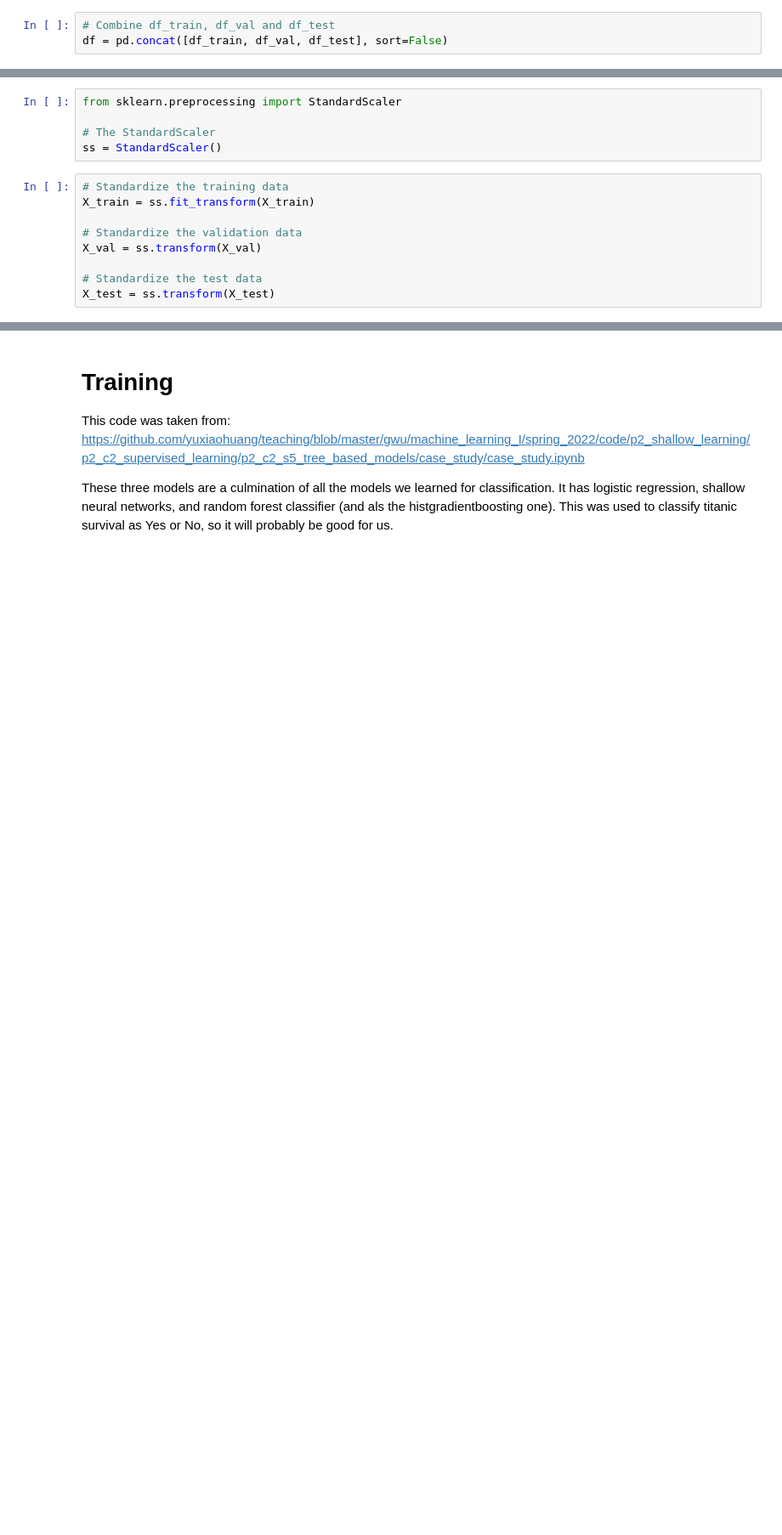
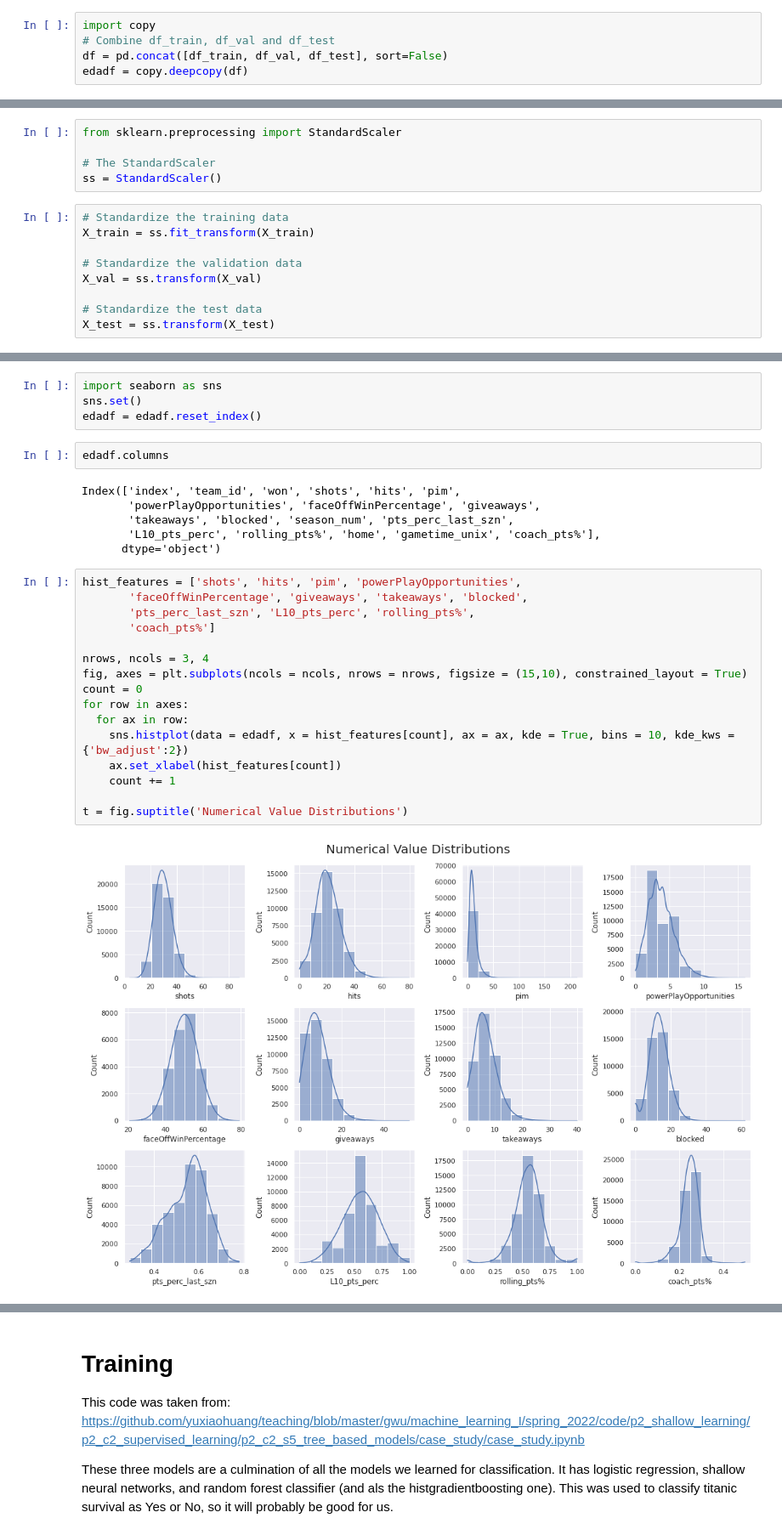
Before and after one commit to adamkritz/nhlgames, a Jupyter notebook: Final Report (.ipynb)/Final_Report.ipynb, the cells around one changed output, grey strips where cells are left out. Shown at 85% size. Drawn from its saved outputs; the diff is of its cells as text; blank space fills up the shorter version.

```diff
--- a/Final Report (.ipynb)/Final_Report.ipynb
+++ b/Final Report (.ipynb)/Final_Report.ipynb
@@ -247,8 +238,10 @@ Val shape:  (7589, 18)
 # %% [markdown]
 ## Missing Data
 # %%
+import copy
 # Combine df_train, df_val and df_test
 df = pd.concat([df_train, df_val, df_test], sort=False)
+edadf = copy.deepcopy(df)
 # %%
 def nan_checker(df):
     # JAMES'S CODE !! Just so i can use the func, figure out how to use this later
@@ -343,0 +340,30 @@ X_test = ss.transform(X_test)
+# %%
+import seaborn as sns
+sns.set()
+edadf = edadf.reset_index()
+# %%
+edadf.columns
+# %% [output]
+Index(['index', 'team_id', 'won', 'shots', 'hits', 'pim',
+       'powerPlayOpportunities', 'faceOffWinPercentage', 'giveaways',
+       'takeaways', 'blocked', 'season_num', 'pts_perc_last_szn',
+       'L10_pts_perc', 'rolling_pts%', 'home', 'gametime_unix', 'coach_pts%'],
+      dtype='object')
+# %%
+hist_features = ['shots', 'hits', 'pim', 'powerPlayOpportunities',
+       'faceOffWinPercentage', 'giveaways', 'takeaways', 'blocked',
+       'pts_perc_last_szn', 'L10_pts_perc', 'rolling_pts%',
+       'coach_pts%']
+
+nrows, ncols = 3, 4
+fig, axes = plt.subplots(ncols = ncols, nrows = nrows, figsize = (15,10), constrained_layout = True)
+count = 0
+for row in axes:
+  for ax in row:
+    sns.histplot(data = edadf, x = hist_features[count], ax = ax, kde = True, bins = 10, kde_kws = {'bw_adjust':2})
+    ax.set_xlabel(hist_features[count])
+    count += 1
+
+t = fig.suptitle('Numerical Value Distributions')
+# %% [output]
+[figure, added]
```
Also changed, not shown: parts of 30 cells of this notebook.
